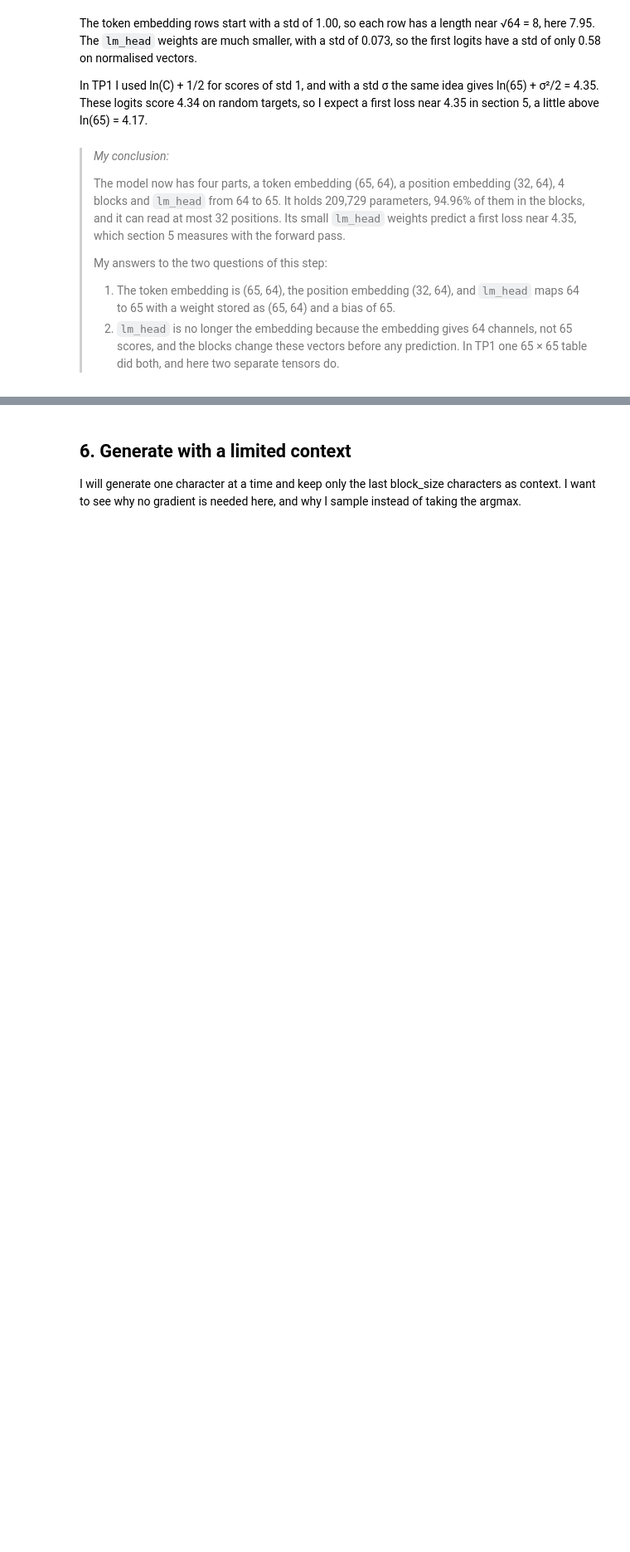
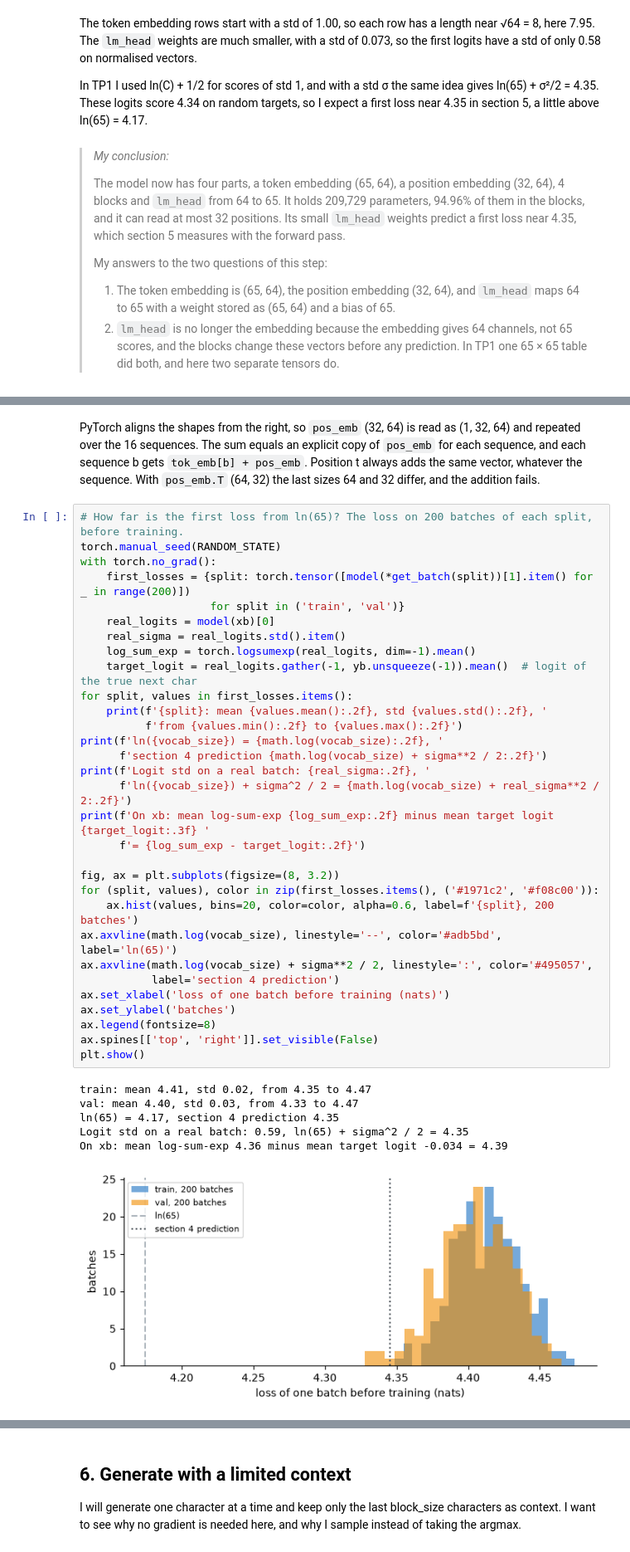
Before and after one commit to mcrayssac/ING3_IAA_GB_NLP, a Jupyter notebook: TP4_transformers.ipynb, the cells around one changed output, grey strips where cells are left out. Shown at 83% size. Drawn from its saved outputs; the diff is of its cells as text; blank space fills up the shorter version.

```diff
--- a/TP4_transformers.ipynb
+++ b/TP4_transformers.ipynb
@@ -897,0 +972,40 @@ I will add the two embeddings, run the blocks and compute the cross-entropy only
+# %% [markdown]
+PyTorch aligns the shapes from the right, so `pos_emb` (32, 64) is read as (1, 32, 64) and repeated over the 16 sequences. The sum equals an explicit copy of `pos_emb` for each sequence, and each sequence b gets `tok_emb[b] + pos_emb`. Position t always adds the same vector, whatever the sequence. With `pos_emb.T` (64, 32) the last sizes 64 and 32 differ, and the addition fails.
+# %%
+# How far is the first loss from ln(65)? The loss on 200 batches of each split, before training.
+torch.manual_seed(RANDOM_STATE)
+with torch.no_grad():
+    first_losses = {split: torch.tensor([model(*get_batch(split))[1].item() for _ in range(200)])
+                    for split in ('train', 'val')}
+    real_logits = model(xb)[0]
+    real_sigma = real_logits.std().item()
+    log_sum_exp = torch.logsumexp(real_logits, dim=-1).mean()
+    target_logit = real_logits.gather(-1, yb.unsqueeze(-1)).mean()  # logit of the true next char
+for split, values in first_losses.items():
+    print(f'{split}: mean {values.mean():.2f}, std {values.std():.2f}, '
+          f'from {values.min():.2f} to {values.max():.2f}')
+print(f'ln({vocab_size}) = {math.log(vocab_size):.2f}, '
+      f'section 4 prediction {math.log(vocab_size) + sigma**2 / 2:.2f}')
+print(f'Logit std on a real batch: {real_sigma:.2f}, '
+      f'ln({vocab_size}) + sigma^2 / 2 = {math.log(vocab_size) + real_sigma**2 / 2:.2f}')
+print(f'On xb: mean log-sum-exp {log_sum_exp:.2f} minus mean target logit {target_logit:.3f} '
+      f'= {log_sum_exp - target_logit:.2f}')
+
+fig, ax = plt.subplots(figsize=(8, 3.2))
+for (split, values), color in zip(first_losses.items(), ('#1971c2', '#f08c00')):
+    ax.hist(values, bins=20, color=color, alpha=0.6, label=f'{split}, 200 batches')
+ax.axvline(math.log(vocab_size), linestyle='--', color='#adb5bd', label='ln(65)')
+ax.axvline(math.log(vocab_size) + sigma**2 / 2, linestyle=':', color='#495057',
+           label='section 4 prediction')
+ax.set_xlabel('loss of one batch before training (nats)')
+ax.set_ylabel('batches')
+ax.legend(fontsize=8)
+ax.spines[['top', 'right']].set_visible(False)
+plt.show()
+# %% [output]
+train: mean 4.41, std 0.02, from 4.35 to 4.47
+val: mean 4.40, std 0.03, from 4.33 to 4.47
+ln(65) = 4.17, section 4 prediction 4.35
+Logit std on a real batch: 0.59, ln(65) + sigma^2 / 2 = 4.35
+On xb: mean log-sum-exp 4.36 minus mean target logit -0.034 = 4.39
+[figure, added]
```
Also changed, not shown: parts of 13 cells of this notebook, 4 other files.
